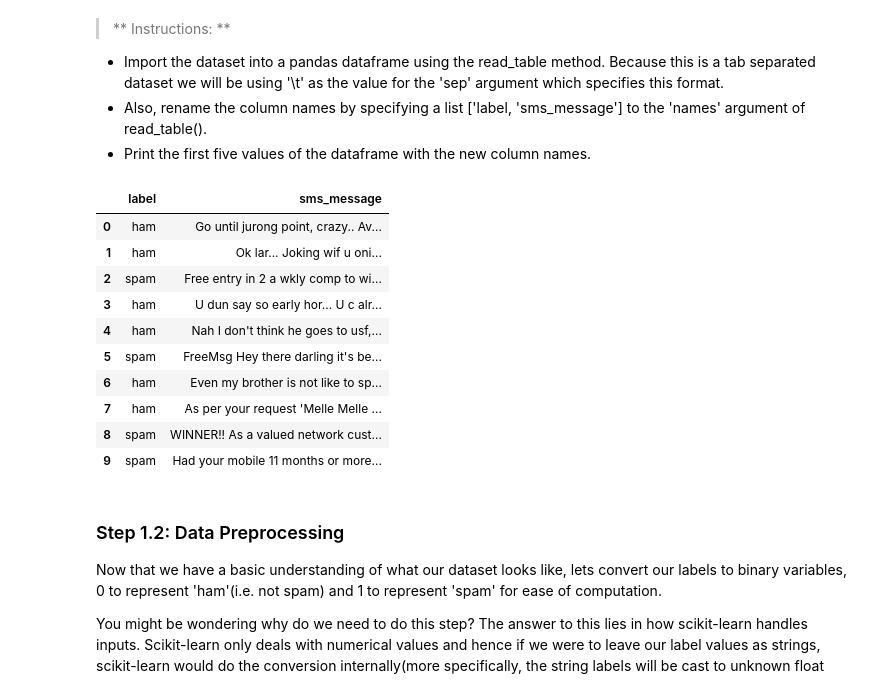
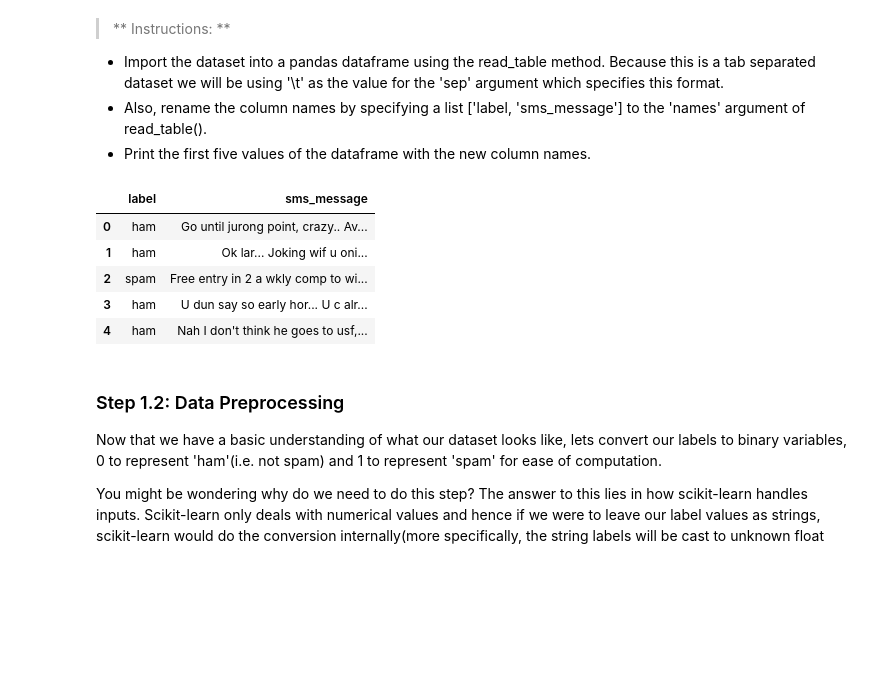
Before and after one commit to FeralRobot/UdacityML2018, a Jupyter notebook: Bayesian_Inference.ipynb, the cells around one changed output. Saved outputs shown, nothing was run; the diff lists cells and outputs as text; code cells hidden in the pictures; blank space fills up the shorter version.

```diff
--- a/Bayesian_Inference.ipynb
+++ b/Bayesian_Inference.ipynb
@@ -43,26 +43,23 @@ The second column is the text content of the SMS message that is being classifie
 * Print the first five values of the dataframe with the new column names.
 # %%
 '''
-Solution
+Solution smsspamcollection/SMSSpamCollection
 '''
 import pandas as pd
+#data_link = "https://archive.ics.uci.edu/ml/machine-learning-databases/00228/smsspamcollection.zip"
 # Dataset from - https://archive.ics.uci.edu/ml/datasets/SMS+Spam+Collection
 df = pd.read_table("SMSSpamCollection", sep="\t", names=['label', 'sms_message']) #TODO
+#df = pd.read_table(data_link, sep="\t", names=['label', 'sms_message']) #TODO
 
 # Output printing out first 5 columns
-df.head(10)
+df.head()
 # %% [output]
 |  | label | sms_message |
 | 0 | ham | Go until jurong point, crazy.. Av... |
 | 1 | ham | Ok lar... Joking wif u oni... |
 | 2 | spam | Free entry in 2 a wkly comp to wi... |
 | 3 | ham | U dun say so early hor... U c alr... |
 | 4 | ham | Nah I don't think he goes to usf,... |
-| 5 | spam | FreeMsg Hey there darling it's be... |
-| 6 | ham | Even my brother is not like to sp... |
-| 7 | ham | As per your request 'Melle Melle ... |
-| 8 | spam | WINNER!! As a valued network cust... |
-| 9 | spam | Had your mobile 11 months or more... |
 # %% [markdown]
 ### Step 1.2: Data Preprocessing ###
 
```
Also changed, not shown: parts of 1 cell of this notebook.
